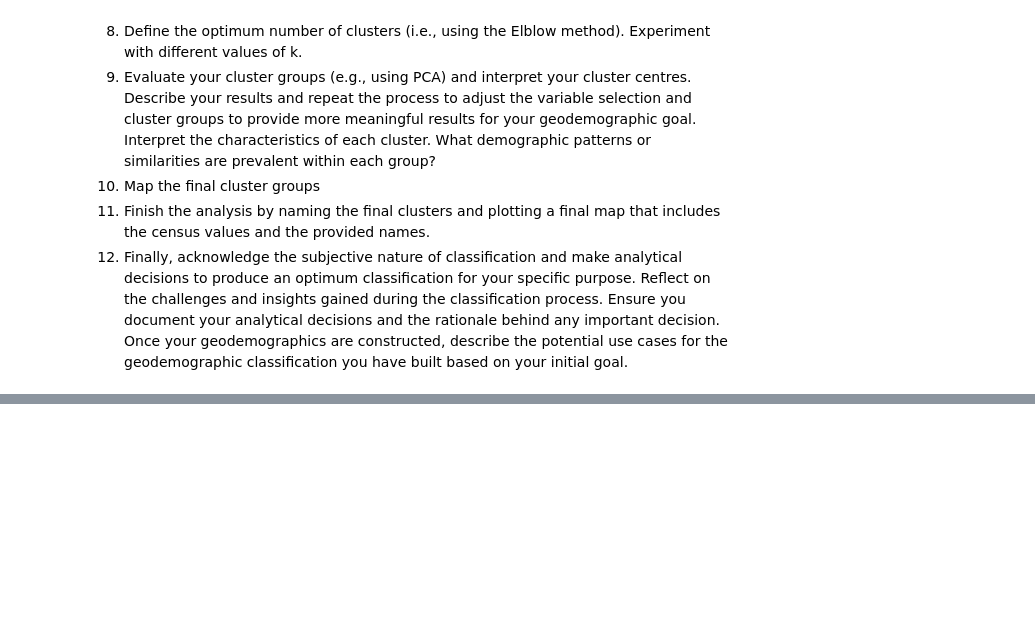
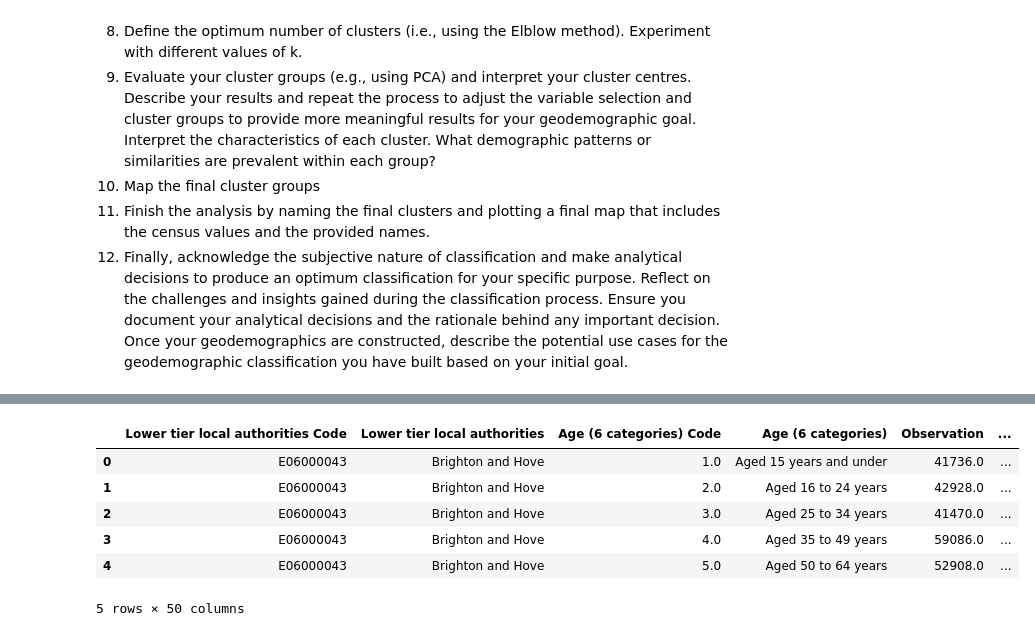
Before and after one commit to beapinol/UrbanAn, a Jupyter notebook: Lab_Six/UA_LabWorkbook_6.2.ipynb, the cells around one changed output, grey strips where cells are left out. Drawn from its saved outputs; the diff is of its cells as text; code cells hidden in the pictures; blank space fills up the shorter version.

```diff
--- a/Lab_Six/UA_LabWorkbook_6.2.ipynb
+++ b/Lab_Six/UA_LabWorkbook_6.2.ipynb
@@ -23,0 +44,30 @@ In this challenge, you will replicate the process of creating a geodemographic c
+# %%
+#reading in selected raw census data (csv files)
+import pandas as pd
+import os
+
+csv_directory = "data/lab_raw_data"
+
+csv_files = [file for file in os.listdir(csv_directory) if file.endswith(".csv")]
+
+# an empty DataFrame to store the merged data
+merged_data = pd.DataFrame()
+# %%
+#merging the csv files
+for csv_file in csv_files:
+    csv_path = os.path.join(csv_directory, csv_file)
+    df_csv = pd.read_csv(csv_path, low_memory=False)
+    merged_data = pd.concat([merged_data, df_csv], axis=1)
+
+merged_data.to_csv("data/lab_raw_data/merged_lab_data.csv", index=False)
+# %%
+#checking out first few columns of merged variables
+merged_data.head()
+# %% [output]
+|  | Lower tier local authorities Code | Lower tier local authorities | Age (6 categories) Code | Age (6 categories) | Observation | ... |
+| 0 | E06000043 | Brighton and Hove | 1.0 | Aged 15 years and under | 41736.0 | ... |
+| 1 | E06000043 | Brighton and Hove | 2.0 | Aged 16 to 24 years | 42928.0 | ... |
+| 2 | E06000043 | Brighton and Hove | 3.0 | Aged 25 to 34 years | 41470.0 | ... |
+| 3 | E06000043 | Brighton and Hove | 4.0 | Aged 35 to 49 years | 59086.0 | ... |
+| 4 | E06000043 | Brighton and Hove | 5.0 | Aged 50 to 64 years | 52908.0 | ... |
+5 rows × 50 columns
```
Also changed, not shown: parts of 10 cells of this notebook, 13 other files.
